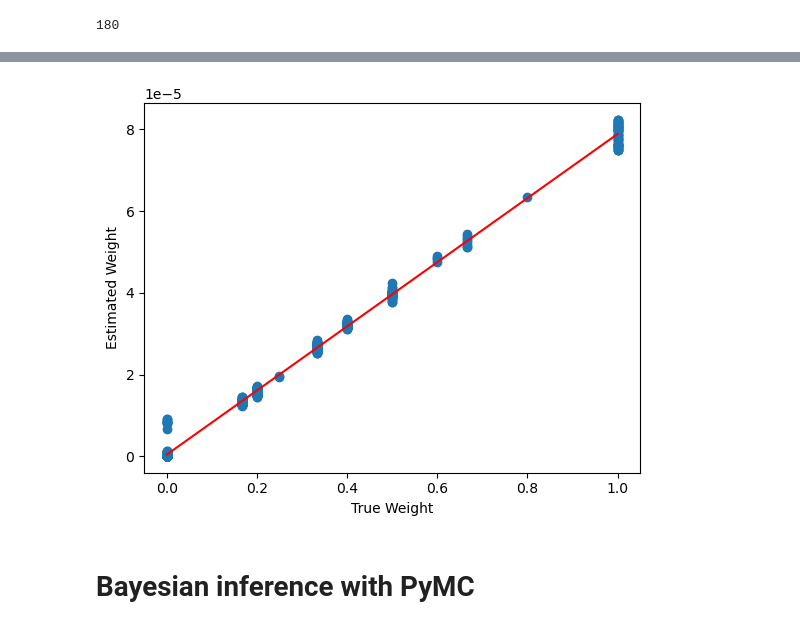
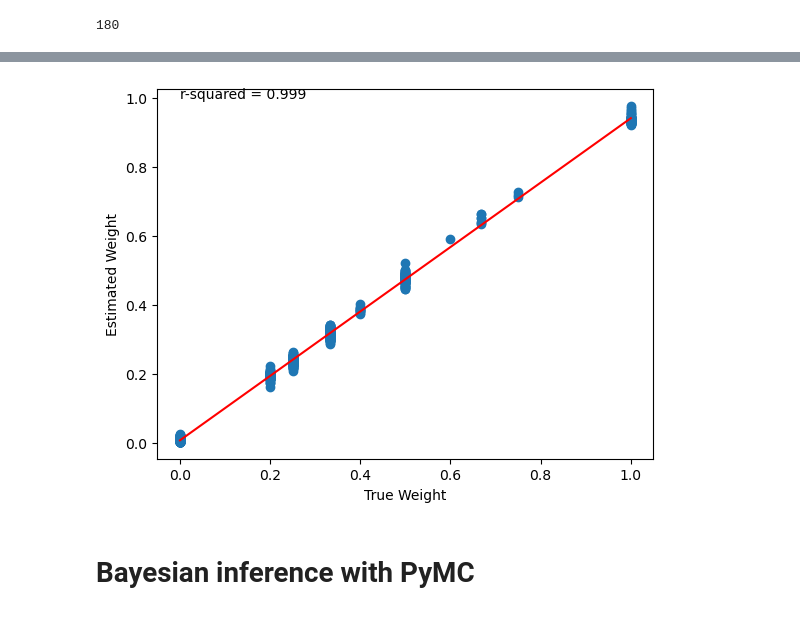
Before and after one commit to dmnburrows/spatial_transcriptomics, a Jupyter notebook: cell_decomp.ipynb, the cells around one changed output, grey strips where cells are left out. Cells and saved outputs as stored; diff of their text form; code cells hidden in the pictures.

Commit message:
Checkpoint - pyRCTD working on simulated data - BEFORE converting to class

```diff
--- a/cell_decomp.ipynb
+++ b/cell_decomp.ipynb
@@ -35,16 +35,18 @@ sys.version
 '3.7.16 (default, Jan 17 2023, 09:28:58) \n[Clang 14.0.6 ]'
 # %% [markdown]
 ## Simulate data for cell demixing
+# %%
+#Define parameters of simulated data
+n_clusts = 10
+n_genes = 200
+n_cells = 502
+rate_range = 0,50 #max and min of uniform distribution for generating rates
 # %%
-#Define parameters of simulated data
-n_clusts = 10
-n_genes = 200
-n_cells = 830
-
 #Sample random rates from a uniform distribution for each class and each gene
 rate_mat = np.zeros((n_clusts, n_genes))
-rate_mat = np.random.uniform(low=0, high=50, size=(rate_mat.shape)).astype(int)
+rate_mat = np.random.uniform(low=rate_range[0], high=rate_range[1], size=(rate_mat.shape)).astype(int)
 cell_rate_mat = np.repeat(rate_mat, int(n_cells/n_clusts), axis=0) #get the rates for each cell - n cells in each group with same rates
+cell_rate_mat = np.vstack((cell_rate_mat, (np.repeat(np.reshape(cell_rate_mat[-1],(1,cell_rate_mat[-1].shape[0])), n_cells % n_clusts, axis=0)))) #Add any residual cells into the last cluster
 
 #Sample from Poisson for each cell given its cell type
 cell_counts = np.random.poisson(cell_rate_mat, size=cell_rate_mat.shape)
@@ -60,20 +62,25 @@ plt.show()
 # %%
 #Generate spots
 orig_cells = np.arange(0,cell_counts.shape[0])
-random.seed(10)
 random.shuffle(orig_cells) #randomly shuffle indeces
 
 #split into n spots
 chunk_size = []
 
-for f in range(1,10):
-    chunk_size = np.append(chunk_size, np.full(int(np.random.uniform(20, 60)), f)) #change random sample range to alter number of spots
+#loop over 100 group sizes
+for f in range(1,100):
+    chunk_size = np.append(chunk_size, np.full(int(np.random.uniform((n_cells/20), (n_cells/10))), f)) #randomly sample the number of groups of size f - range is defined as n_cells/10 so that ~10 cells per group is max
     if sum(chunk_size) >= n_cells:
         break
 
 chunk_size = chunk_size[np.cumsum(chunk_size) <= n_cells] #reduce groups to match number of cells
-groups = np.split(orig_cells, np.append(np.cumsum(chunk_size), n_cells+1).astype(int))#group by chunk size
+groups = np.split(orig_cells, np.cumsum(chunk_size).astype(int)) #group by chunk size
 n_spots = len(groups)
+if sum(groups[-1]) == 0: groups=groups[:-1] #Remove empty groups at end due to chunking residuals
+
+if int(np.sum(chunk_size)) != n_cells:
+    if int(np.sum(chunk_size) + len(groups[-1])) != n_cells:
+        print('Grouping error - number of grouped cells /= number of total cells')
 # %%
 #Create simulated spots and calculate true proportions
 spots = np.zeros((len(groups), cell_counts.shape[1])) #spots x genes
@@ -82,7 +89,9 @@ prop_vec = np.zeros((len(groups),n_clusts))
 #loop over each group
 for g in range(len(groups)):
     spots[g] = np.sum(cell_counts[groups[g]], axis=0) #generate mix of gene expression
-    prop_vec[g] = cdfn.proportions((groups[g]/int(n_cells/n_clusts)).astype(int), n_clusts) #calculate the true proportions
+    cell_vec = (groups[g]/int(n_cells/n_clusts)).astype(int) #vector of cell proportions
+    cell_vec[np.where(cell_vec >= n_clusts)[0]] = n_clusts-1 #ensure all residual cells are grouped into the final cluster
+    prop_vec[g] = cdfn.proportions(cell_vec, n_clusts) #calculate the true proportions
 # %%
 #Calculate mean gene expression per group
 curr = 0
@@ -206,22 +215,26 @@ array([[<AxesSubplot:title={'center':'beta'}>,
 # %%
+#Calculate relative proportions
+Nd = np.sum(mean_post, axis=1)
+Nd = np.asarray([Nd for i in range(n_clusts)]).T
+
 from scipy.stats import linregress
-mean_post = np.mean(idata.posterior['beta'][0],axis=0)
+mean_post = np.divide(np.mean(idata.posterior['beta'][0],axis=0),Nd)
 
 plt.scatter(np.ravel(prop_vec), np.ravel(mean_post))
 plt.xlabel("True Weight")
 plt.ylabel("Estimated Weight")
 
 line_fit=linregress(np.ravel(prop_vec), np.ravel(mean_post))
 
 # Create sequence of 100 numbers from 0 to 100
 xseq = np.linspace(0, 1, num=100)
 
 # Plot regression line
 plt.plot(xseq, line_fit.intercept + line_fit.slope*xseq, 'r',)
 plt.annotate("r-squared = {:.3f}".format(line_fit.rvalue**2), (0, 1))
 plt.show()
 # %% [output]
-[figure, old version]
+[figure, new version]
 # %% [markdown]
 # Bayesian inference with PyMC
 # %%
```
Also changed, not shown: parts of 5 cells of this notebook, 2 other files.
